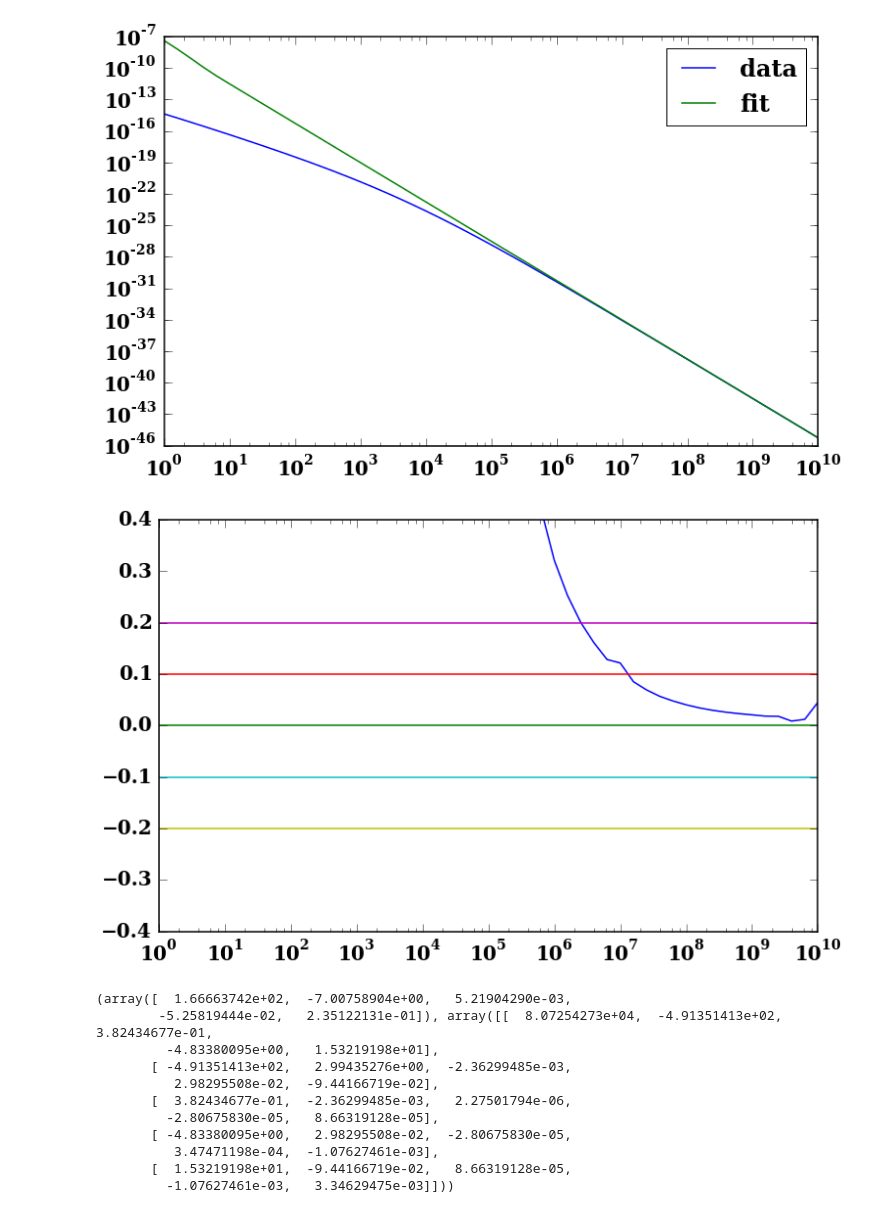
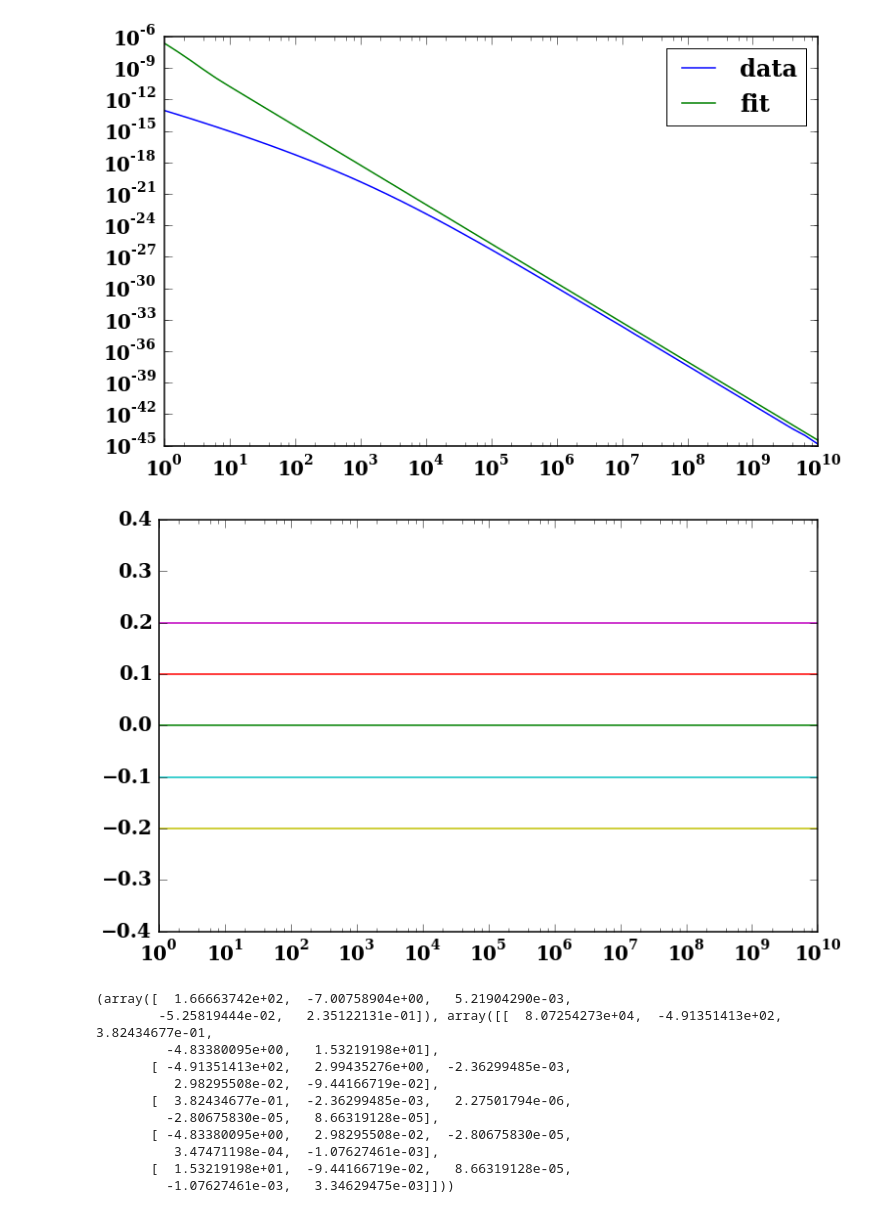
Before and after one commit to ZhaoweiZ/kappa_summer, a Jupyter notebook: anu_fitting_formula_V_mode_2.ipynb, the cells around one changed output. Drawn from its saved outputs; the diff is of its cells as text; code cells hidden in the pictures.

```diff
--- a/anu_fitting_formula_V_mode_2.ipynb
+++ b/anu_fitting_formula_V_mode_2.ipynb
@@ -49,7 +49,7 @@ pl.rcParams['ytick.direction']  = 'in'
 #c = 1.
 theta_e = 10.
 #w without specific declear should of value 10
-w = 3.
+w = 6.
 #theta_e_1 = 10.
 #nu_c = 1
 #B = 10.
@@ -70,10 +70,10 @@ T_e = m * c**2 * theta_e / k
 #variables to be set (frequency, observer angle, width of delta function, electron number density,
 # sum index n)
 
-kappa = 3.5
-theta = 12.*np.pi/36.
+kappa = 4.
+theta = 14.*np.pi/36.
 epsilon = 0.01
-n_e = 1.
+n_e = 2.
 nu_c = e * B / (2. * np.pi * m * c)
 nu = 100 * nu_c
 nu_s = (2./9.) * nu_c * theta_e**2 * np.sin(theta)
@@ -99,7 +99,25 @@ data_kappa_V_anu_3_B_30_T_4_theta_80_n_2 = np.loadtxt('/home/zhaowei/Documents/d
 data_kappa_V_anu_3_B_20_T_5_theta_80_n_2 = np.loadtxt('/home/zhaowei/Documents/data_summer/V_mode/kappa_V_anu_3_B_20_T_5_theta_80_n_2.txt')
 
 
+
 data_kappa_V_anu_3_5_B_30_T_10_theta_60 = np.loadtxt('/home/zhaowei/Documents/data_summer/V_mode/kappa_V_anu_3_5_B_30_T_10_theta_60.txt')
+
+data_kappa_V_anu_3_5_B_20_T_8_theta_60 = np.loadtxt('/home/zhaowei/Documents/data_summer/V_mode/kappa_V_anu_3_5_B_20_T_8_theta_60.txt')
+data_kappa_V_anu_3_5_B_10_T_10_theta_40 = np.loadtxt('/home/zhaowei/Documents/data_summer/V_mode/kappa_V_anu_3_5_B_10_T_10_theta_40.txt')
+
+data_kappa_V_anu_3_5_B_30_T_5_theta_10 = np.loadtxt('/home/zhaowei/Documents/data_summer/V_mode/kappa_V_anu_3_5_B_30_T_5_theta_10.txt')
+data_kappa_V_anu_3_5_B_30_T_5_theta_20 = np.loadtxt('/home/zhaowei/Documents/data_summer/V_mode/kappa_V_anu_3_5_B_30_T_5_theta_20.txt')
+data_kappa_V_anu_3_5_B_30_T_5_theta_30 = np.loadtxt('/home/zhaowei/Documents/data_summer/V_mode/kappa_V_anu_3_5_B_30_T_5_theta_30.txt')
+data_kappa_V_anu_3_5_B_30_T_5_theta_80 = np.loadtxt('/home/zhaowei/Documents/data_summer/V_mode/kappa_V_anu_3_5_B_30_T_5_theta_80.txt')
+
+data_kappa_V_anu_3_5_B_10_T_5_theta_60 = np.loadtxt('/home/zhaowei/Documents/data_summer/V_mode/kappa_V_anu_3_5_B_10_T_5_theta_60.txt')
+data_kappa_V_anu_3_5_B_20_T_5_theta_60 = np.loadtxt('/home/zhaowei/Documents/data_summer/V_mode/kappa_V_anu_3_5_B_20_T_5_theta_60.txt')
+data_kappa_V_anu_3_5_B_50_T_5_theta_60 = np.loadtxt('/home/zhaowei/Documents/data_summer/V_mode/kappa_V_anu_3_5_B_50_T_5_theta_60.txt')
+
+
+
+data_kappa_V_anu_3_5_B_50_T_6_theta_20 = np.loadtxt('/home/zhaowei/Documents/data_summer/V_mode/kappa_V_anu_3_5_B_50_T_6_theta_20.txt')
+
 
 data_kappa_V_anu_3_5_B_30_T_10_theta_60_n_2 = np.loadtxt('/home/zhaowei/Documents/data_summer/V_mode/kappa_V_anu_3_5_B_30_T_10_theta_60_n_2.txt')
 
@@ -263,6 +395,6 @@ pl.show()
 # %%
-x_9 = data_kappa_V_anu_3_5_B_500_T_10_theta_60[:,0]
-y_9 = -data_kappa_V_anu_3_5_B_500_T_10_theta_60[:,1]
+x_9 = data_kappa_V_anu_3_5_B_30_T_5_theta_80[:,0]
+y_9 = -data_kappa_V_anu_3_5_B_30_T_5_theta_80[:,1]
 
 CC = 1.66663742e+02 * kappa**(-7.00758904e+00) + 5.21904290e-03 * kappa**2. + (-5.25819444e-02) * kappa + 2.35122131e-01
 
@@ -270,42 +402,42 @@ DD = -50./100.
 
 B_DEPEN_HI = 1.
 
-W_DEPEN_HI = 1.
+W_DEPEN_HI =  8.09984539e+00 * w**(-8.71639793e-01) + 3.29635247e-04 * w + (-9.07310510e-02)
 
-THETA_DEPEN_HI = 1.
+THETA_DEPEN_HI = 0.7320395 * np.sin(theta)**(-2.6972432) + 0.28751822 * np.sin(theta) + (-0.33590557)
 
 def anu_high_9(nuratio):
 
     nu = nuratio * nu_c
 
     X = nu/nu_k
 
     f = THETA_DEPEN_HI * W_DEPEN_HI * B_DEPEN_HI * CC * anu_high(nuratio) * X**DD
 
     return f
 
 
 pl.loglog(x_9, y_9, label = 'data')
 pl.loglog(x_9, anu_high_9(x_9), label = 'fit')
 
 pl.legend()
 pl.show()
 
 pl.semilogx(x_9, anu_high_9(x_9)/y_9 - 1.)
 
 pl.semilogx(x_9, 0*x_9)
 pl.semilogx(x_9, 0*x_9 + 0.1)
 pl.semilogx(x_9, 0*x_9 - 0.1)
 pl.semilogx(x_9, 0*x_9 + 0.2)
 pl.semilogx(x_9, 0*x_9 - 0.2)
 
 pl.ylim([-0.4, 0.4])
 
 pl.legend()
 pl.show()
 # %% [output]
-[figure, old version]
+[figure, new version]
-[figure, old version]
+[figure, new version]
 # %%
 data_kappa_V_anu_high_CC = np.loadtxt('/home/zhaowei/Documents/data_summer/V_mode/kappa_V_anu_high_CC.txt')
 
```
Also changed, not shown: parts of 10 cells of this notebook, 6 other files.
